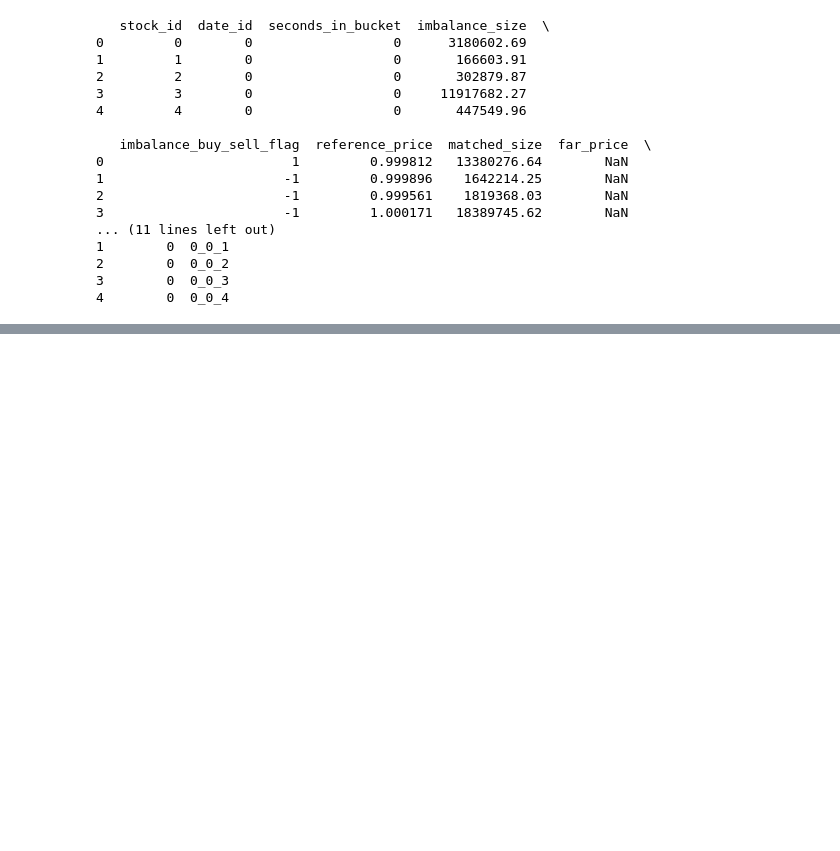
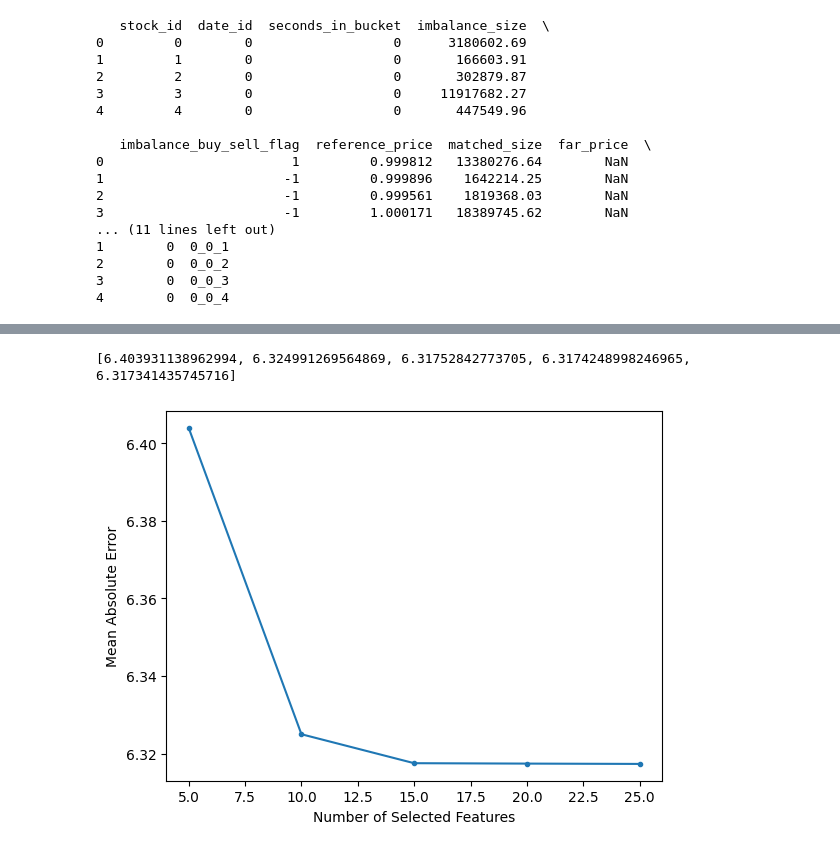
Before and after one commit to mtban26/close_movement_pred, a Jupyter notebook: feature_engineering.ipynb, the cells around one changed output, grey strips where cells are left out. Cells and saved outputs as stored; diff of their text form; code cells hidden in the pictures; blank space fills up the shorter version.

```diff
--- a/feature_engineering.ipynb
+++ b/feature_engineering.ipynb
@@ -51 +139,33 @@ X_scaled = scaler.fit_transform(X)
+# %%
+# implementing RFE with Linear Regression to select number of features to generate the lowest MAE
+from sklearn.feature_selection import RFE
+from sklearn.linear_model import LinearRegression
+from sklearn.metrics import mean_absolute_error
+
+model = LinearRegression()
+features = range(5, len(X.columns), 5)
+mae = []
+
+for n in features:
+  rfe = RFE(model, n_features_to_select=n)
+  r_fit = rfe.fit(X_train, y_train)
+
+  selected = X.columns[r_fit.support_]
+  X_train_selected = X_train[selected]
+  X_test_selected = X_test[selected]
+
+  model.fit(X_train_selected, y_train)
+  y_pred = model.predict(X_test_selected)
+  mae.append(mean_absolute_error(y_test, y_pred))
+
+print(mae)
+
+# visualize loss of MAE according to number of selected features with a line graph
+plt.plot(features, mae, marker='.')
+plt.xlabel("Number of Selected Features")
+plt.ylabel("Mean Absolute Error")
+plt.show()
+# %% [output]
+[6.403931138962994, 6.324991269564869, 6.31752842773705, 6.3174248998246965, 6.317341435745716]
+[figure, added]
 # %%
```
Also changed, not shown: parts of 11 cells of this notebook, 1 other file.
